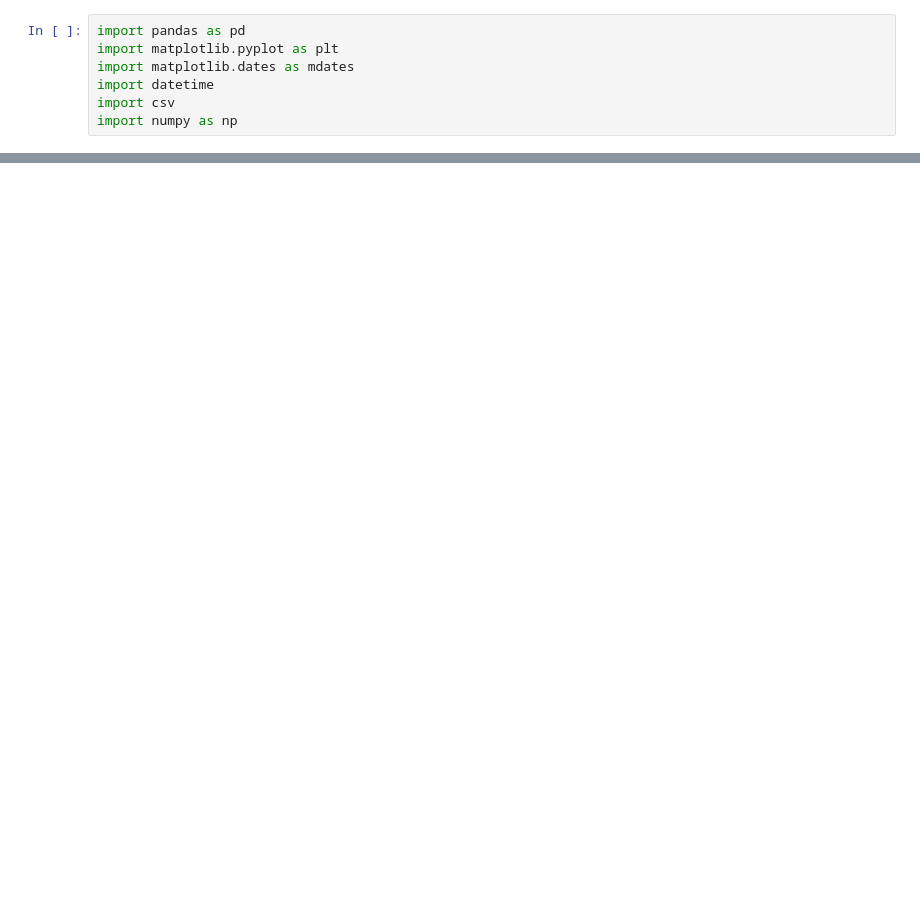
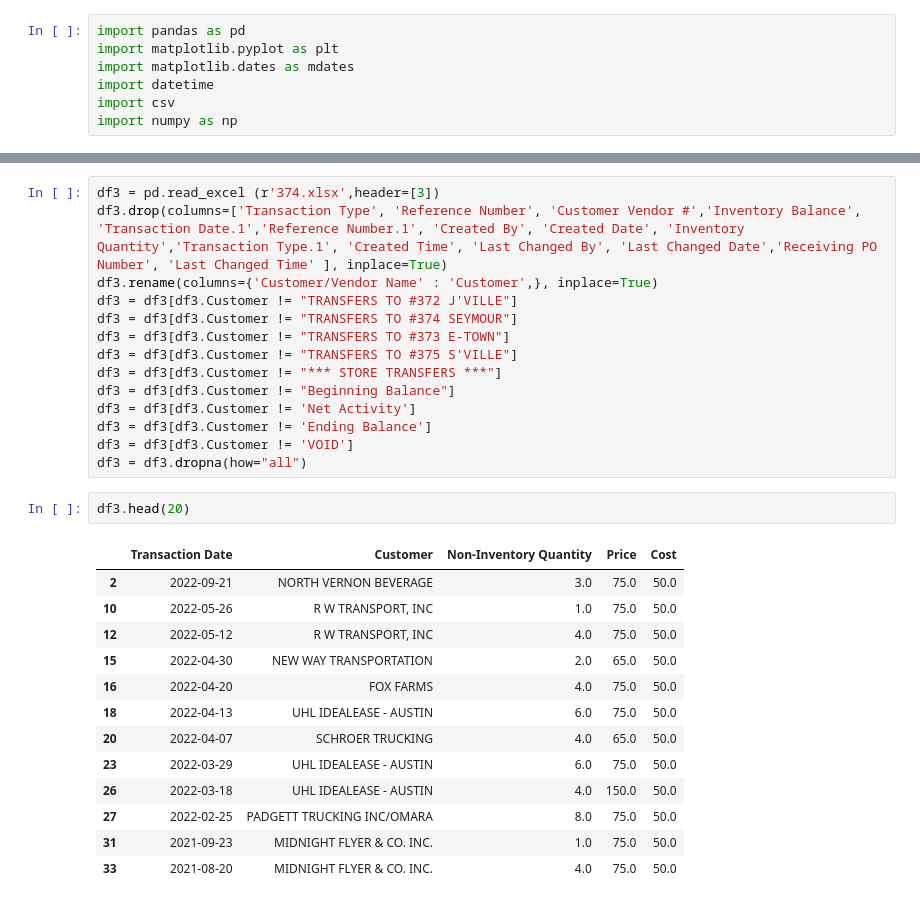
Before and after one commit to dmorton714/vis, a Jupyter notebook: vis.ipynb, the cells around one changed output, grey strips where cells are left out. Saved outputs shown, nothing was run; the diff lists cells and outputs as text; blank space fills up the shorter version.

```diff
--- a/vis.ipynb
+++ b/vis.ipynb
@@ -40 +67,31 @@ This is the total number of rows in the file:
+# %%
+df3 = pd.read_excel (r'374.xlsx',header=[3])
+df3.drop(columns=['Transaction Type', 'Reference Number', 'Customer Vendor #','Inventory Balance', 'Transaction Date.1','Reference Number.1', 'Created By', 'Created Date', 'Inventory Quantity','Transaction Type.1', 'Created Time', 'Last Changed By', 'Last Changed Date','Receiving PO Number', 'Last Changed Time' ], inplace=True)
+df3.rename(columns={'Customer/Vendor Name' : 'Customer',}, inplace=True)
+df3 = df3[df3.Customer != "TRANSFERS TO #372 J'VILLE"]
+df3 = df3[df3.Customer != "TRANSFERS TO #374 SEYMOUR"]
+df3 = df3[df3.Customer != "TRANSFERS TO #373 E-TOWN"]
+df3 = df3[df3.Customer != "TRANSFERS TO #375 S'VILLE"]
+df3 = df3[df3.Customer != "*** STORE TRANSFERS ***"]
+df3 = df3[df3.Customer != "Beginning Balance"]
+df3 = df3[df3.Customer != 'Net Activity']
+df3 = df3[df3.Customer != 'Ending Balance']
+df3 = df3[df3.Customer != 'VOID']
+df3 = df3.dropna(how="all")
+# %%
+df3.head(20)
+# %% [output]
+|  | Transaction Date | Customer | Non-Inventory Quantity | Price | Cost |
+| 2 | 2022-09-21 | NORTH VERNON BEVERAGE | 3.0 | 75.0 | 50.0 |
+| 10 | 2022-05-26 | R W TRANSPORT, INC | 1.0 | 75.0 | 50.0 |
+| 12 | 2022-05-12 | R W TRANSPORT, INC | 4.0 | 75.0 | 50.0 |
+| 15 | 2022-04-30 | NEW WAY TRANSPORTATION | 2.0 | 65.0 | 50.0 |
+| 16 | 2022-04-20 | FOX FARMS | 4.0 | 75.0 | 50.0 |
+| 18 | 2022-04-13 | UHL IDEALEASE - AUSTIN | 6.0 | 75.0 | 50.0 |
+| 20 | 2022-04-07 | SCHROER TRUCKING | 4.0 | 65.0 | 50.0 |
+| 23 | 2022-03-29 | UHL IDEALEASE - AUSTIN | 6.0 | 75.0 | 50.0 |
+| 26 | 2022-03-18 | UHL IDEALEASE - AUSTIN | 4.0 | 150.0 | 50.0 |
+| 27 | 2022-02-25 | PADGETT TRUCKING INC/OMARA | 8.0 | 75.0 | 50.0 |
+| 31 | 2021-09-23 | MIDNIGHT FLYER & CO. INC. | 1.0 | 75.0 | 50.0 |
+| 33 | 2021-08-20 | MIDNIGHT FLYER & CO. INC. | 4.0 | 75.0 | 50.0 |
 # %%
```
Also changed, not shown: parts of 14 cells of this notebook, 1 other file.
